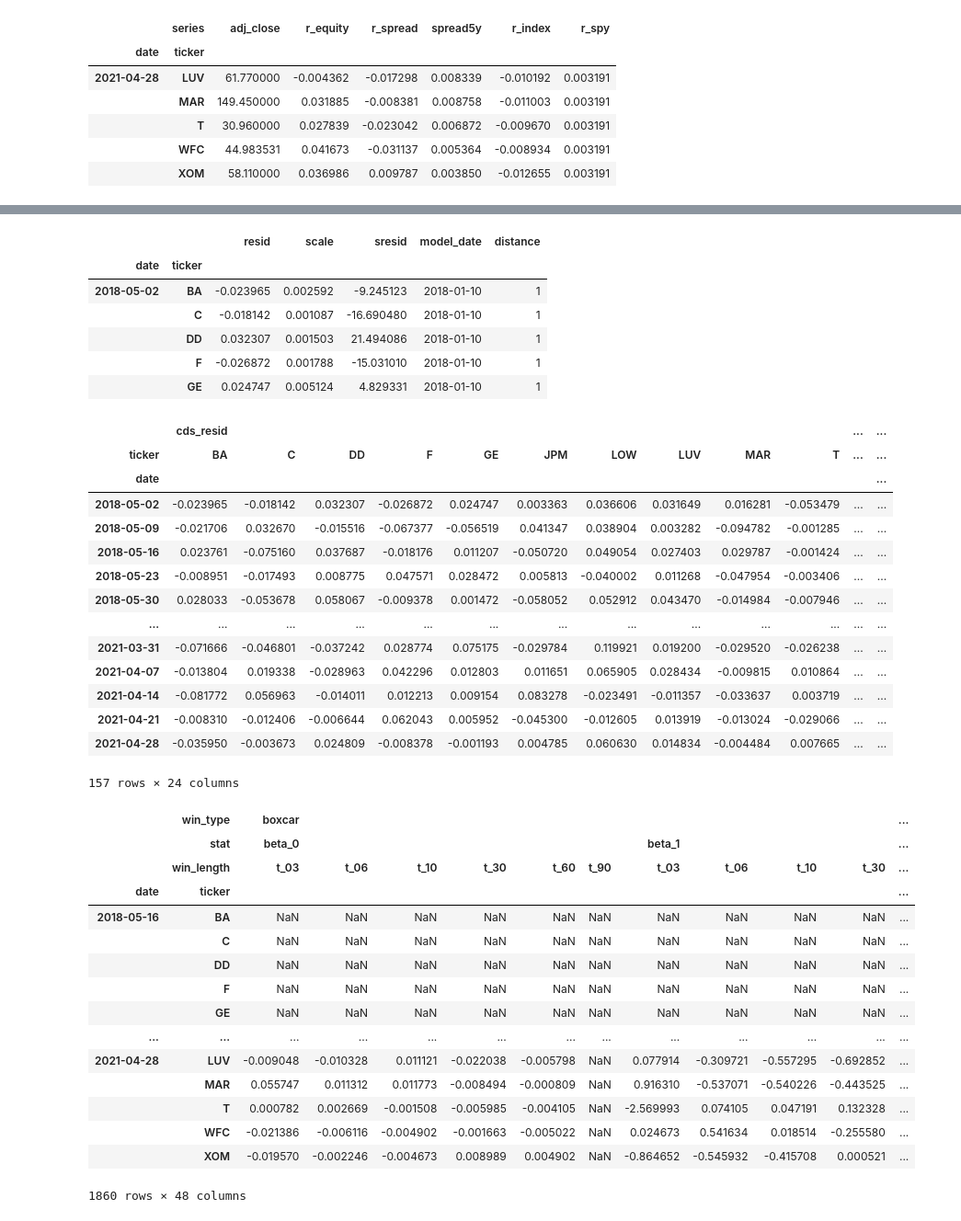
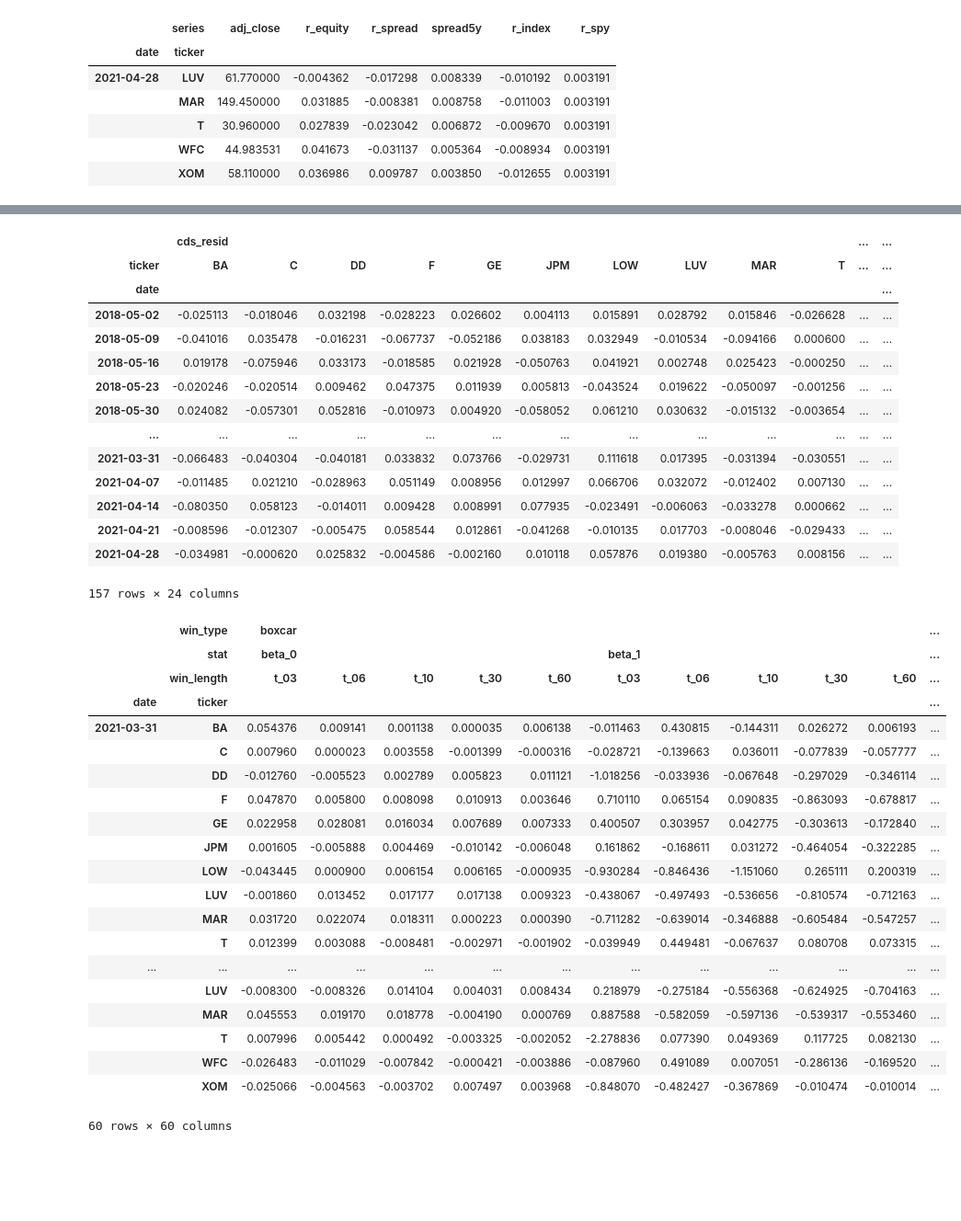
Before and after one commit to CalebEverett/finm33150-predictive-regression, a Jupyter notebook: predictive_regression.ipynb, the cells around one changed output, grey strips where cells are left out. Shown at 92% size. Saved outputs shown, nothing was run; the diff lists cells and outputs as text; code cells hidden in the pictures; blank space fills up the shorter version.

```diff
--- a/predictive_regression.ipynb
+++ b/predictive_regression.ipynb
@@ -56,4 +102,4 @@ df_data.tail()
 |  | WFC | 44.983531 | 0.041673 | -0.031137 | 0.005364 | -0.008934 | 0.003191 |
 |  | XOM | 58.110000 | 0.036986 | 0.009787 | 0.003850 | -0.012655 | 0.003191 |
 # %%
-df_eq_errors, eq_summary = utils.get_errors(df_data)
+df_eq_errors, eq_summary = utils.get_errors(df_data, model="RLM")
@@ -62,2 +106,2 @@ kurtosistest only valid for n>=20 ... continuing anyway, n=16
 # %%
-df_cds_errors, cds_summary = utils.get_errors(df_data, formula="r_spread ~ r_equity + r_index + 1")
+df_cds_errors, cds_summary = utils.get_errors(df_data, model="RLM", formula="r_spread ~ r_equity + r_index + 1")
@@ -76,13 +108,3 @@ df_eq_errors.head()
-# %%
-df_cds_errors.head()
-# %% [output]
-|  |  | resid | scale | sresid | model_date | distance |
-| date | ticker |  |  |  |  |  |
-| 2018-05-02 | BA | -0.023965 | 0.002592 | -9.245123 | 2018-01-10 | 1 |
-|  | C | -0.018142 | 0.001087 | -16.690480 | 2018-01-10 | 1 |
-|  | DD | 0.032307 | 0.001503 | 21.494086 | 2018-01-10 | 1 |
-|  | F | -0.026872 | 0.001788 | -15.031010 | 2018-01-10 | 1 |
-|  | GE | 0.024747 | 0.005124 | 4.829331 | 2018-01-10 | 1 |
 # %%
 df_resid = pd.concat([df_cds_errors.resid, df_eq_errors.resid.groupby("ticker").shift()], axis=1)
 df_resid.columns = ["cds_resid", "eq_resid"]
@@ -92,67 +114,78 @@ df_resid
 |  | cds_resid |  |  |  |  |  |  |  |  |  | ... | ... |
 | ticker | BA | C | DD | F | GE | JPM | LOW | LUV | MAR | T | ... | ... |
 | date |  |  |  |  |  |  |  |  |  |  |  | ... |
-| 2018-05-02 | -0.023965 | -0.018142 | 0.032307 | -0.026872 | 0.024747 | 0.003363 | 0.036606 | 0.031649 | 0.016281 | -0.053479 | ... | ... |
-| 2018-05-09 | -0.021706 | 0.032670 | -0.015516 | -0.067377 | -0.056519 | 0.041347 | 0.038904 | 0.003282 | -0.094782 | -0.001285 | ... | ... |
-| 2018-05-16 | 0.023761 | -0.075160 | 0.037687 | -0.018176 | 0.011207 | -0.050720 | 0.049054 | 0.027403 | 0.029787 | -0.001424 | ... | ... |
-| 2018-05-23 | -0.008951 | -0.017493 | 0.008775 | 0.047571 | 0.028472 | 0.005813 | -0.040002 | 0.011268 | -0.047954 | -0.003406 | ... | ... |
-| 2018-05-30 | 0.028033 | -0.053678 | 0.058067 | -0.009378 | 0.001472 | -0.058052 | 0.052912 | 0.043470 | -0.014984 | -0.007946 | ... | ... |
+| 2018-05-02 | -0.025113 | -0.018046 | 0.032198 | -0.028223 | 0.026602 | 0.004113 | 0.015891 | 0.028792 | 0.015846 | -0.026628 | ... | ... |
+| 2018-05-09 | -0.041016 | 0.035478 | -0.016231 | -0.067737 | -0.052186 | 0.038183 | 0.032949 | -0.010534 | -0.094166 | 0.000600 | ... | ... |
+| 2018-05-16 | 0.019178 | -0.075946 | 0.033173 | -0.018585 | 0.021928 | -0.050763 | 0.041921 | 0.002748 | 0.025423 | -0.000250 | ... | ... |
+| 2018-05-23 | -0.020246 | -0.020514 | 0.009462 | 0.047375 | 0.011939 | 0.005813 | -0.043524 | 0.019622 | -0.050097 | -0.001256 | ... | ... |
+| 2018-05-30 | 0.024082 | -0.057301 | 0.052816 | -0.010973 | 0.004920 | -0.058052 | 0.061210 | 0.030632 | -0.015132 | -0.003654 | ... | ... |
 | ... | ... | ... | ... | ... | ... | ... | ... | ... | ... | ... | ... | ... |
-| 2021-03-31 | -0.071666 | -0.046801 | -0.037242 | 0.028774 | 0.075175 | -0.029784 | 0.119921 | 0.019200 | -0.029520 | -0.026238 | ... | ... |
-| 2021-04-07 | -0.013804 | 0.019338 | -0.028963 | 0.042296 | 0.012803 | 0.011651 | 0.065905 | 0.028434 | -0.009815 | 0.010864 | ... | ... |
-| 2021-04-14 | -0.081772 | 0.056963 | -0.014011 | 0.012213 | 0.009154 | 0.083278 | -0.023491 | -0.011357 | -0.033637 | 0.003719 | ... | ... |
-| 2021-04-21 | -0.008310 | -0.012406 | -0.006644 | 0.062043 | 0.005952 | -0.045300 | -0.012605 | 0.013919 | -0.013024 | -0.029066 | ... | ... |
-| 2021-04-28 | -0.035950 | -0.003673 | 0.024809 | -0.008378 | -0.001193 | 0.004785 | 0.060630 | 0.014834 | -0.004484 | 0.007665 | ... | ... |
+| 2021-03-31 | -0.066483 | -0.040304 | -0.040181 | 0.033832 | 0.073766 | -0.029731 | 0.111618 | 0.017395 | -0.031394 | -0.030551 | ... | ... |
+| 2021-04-07 | -0.011485 | 0.021210 | -0.028963 | 0.051149 | 0.008956 | 0.012997 | 0.066706 | 0.032072 | -0.012402 | 0.007130 | ... | ... |
+| 2021-04-14 | -0.080350 | 0.058123 | -0.014011 | 0.009428 | 0.008991 | 0.077935 | -0.023491 | -0.006063 | -0.033278 | 0.000662 | ... | ... |
+| 2021-04-21 | -0.008596 | -0.012307 | -0.005475 | 0.058544 | 0.012861 | -0.041268 | -0.010135 | 0.017703 | -0.008046 | -0.029433 | ... | ... |
+| 2021-04-28 | -0.034981 | -0.000620 | 0.025832 | -0.004586 | -0.002160 | 0.010118 | 0.057876 | 0.019380 | -0.005763 | 0.008156 | ... | ... |
 157 rows × 24 columns
 # %%
-win_lengths = np.array([3, 6, 10, 30, 60, 90])
+win_lengths = np.array([3, 6, 10, 30, 60])
 # %%
 col_list = []
 for w in win_lengths:
     for s in df_resid.columns.levels[1]:
         df_pair = df_resid.loc[:, [("cds_resid", s), ("eq_resid", s)]]
         df_pair.columns = ["cds_resid", "eq_resid"]
         for win_type, df_win in {
-            "exp": df_pair.ewm(alpha=1 / w),
+            "exp_wm": df_pair.ewm(alpha=1 / w),
             "boxcar": df_pair.rolling(window=2 * w)
         }.items():
             df_cov = df_win.cov()
             df_mean = df_win.mean()
 
             s_var = df_cov["eq_resid"].xs("eq_resid", level=1)
             s_var.name = ("var_x", win_type, f"t_{w:02d}", s)
 
             s_cov = df_cov["eq_resid"].xs("cds_resid", level=1)
             s_cov.name = ("cov_xy", win_type, f"t_{w:02d}", s)
 
             s_beta_1 = s_cov / s_var
             s_beta_1.name = ("beta_1", win_type, f"t_{w:02d}", s)
 
             s_beta_0 = s_beta_1 * df_mean.eq_resid - df_mean.cds_resid
             s_beta_0.name = ("beta_0", win_type, f"t_{w:02d}", s)
 
-            col_list.extend([s_beta_0, s_beta_1, s_var, s_cov])
+            s_resid_sq = (s_beta_0 + df_pair.eq_resid * s_beta_1 - df_pair.cds_resid).pow(2)
+            s_resid_sq.name = ("resid_sq", win_type, f"t_{w:02d}", s)
+
+            s_error_sq = (df_pair.cds_resid.loc[~s_resid_sq.isna()] - df_pair.cds_resid.loc[~s_resid_sq.isna()].mean()).pow(2)
+            s_error_sq.name = ("error_sq", win_type, f"t_{w:02d}", s)
+
+            col_list.extend([s_resid_sq, s_error_sq, s_beta_0, s_beta_1, s_var, s_cov])
 
 df_betas = pd.concat(col_list, axis=1)
 df_betas.columns.names = ["stat", "win_type", "win_length", "ticker"]
 df_betas = df_betas.stack("ticker")
 df_betas = df_betas.swaplevel("stat", "win_type", axis=1)
 df_betas = df_betas.sort_index(axis=1)
-df_betas
+df_betas.tail(60)
 # %% [output]
 |  | win_type | boxcar |  |  |  |  |  |  |  |  |  | ... |
-|  | stat | beta_0 |  |  |  |  |  | beta_1 |  |  |  | ... |
-|  | win_length | t_03 | t_06 | t_10 | t_30 | t_60 | t_90 | t_03 | t_06 | t_10 | t_30 | ... |
+|  | stat | beta_0 |  |  |  |  | beta_1 |  |  |  |  | ... |
+|  | win_length | t_03 | t_06 | t_10 | t_30 | t_60 | t_03 | t_06 | t_10 | t_30 | t_60 | ... |
 | date | ticker |  |  |  |  |  |  |  |  |  |  | ... |
-| 2018-05-16 | BA | NaN | NaN | NaN | NaN | NaN | NaN | NaN | NaN | NaN | NaN | ... |
-|  | C | NaN | NaN | NaN | NaN | NaN | NaN | NaN | NaN | NaN | NaN | ... |
-|  | DD | NaN | NaN | NaN | NaN | NaN | NaN | NaN | NaN | NaN | NaN | ... |
-|  | F | NaN | NaN | NaN | NaN | NaN | NaN | NaN | NaN | NaN | NaN | ... |
-|  | GE | NaN | NaN | NaN | NaN | NaN | NaN | NaN | NaN | NaN | NaN | ... |
+| 2021-03-31 | BA | 0.054376 | 0.009141 | 0.001138 | 0.000035 | 0.006138 | -0.011463 | 0.430815 | -0.144311 | 0.026272 | 0.006193 | ... |
+|  | C | 0.007960 | 0.000023 | 0.003558 | -0.001399 | -0.000316 | -0.028721 | -0.139663 | 0.036011 | -0.077839 | -0.057777 | ... |
+|  | DD | -0.012760 | -0.005523 | 0.002789 | 0.005823 | 0.011121 | -1.018256 | -0.033936 | -0.067648 | -0.297029 | -0.346114 | ... |
+|  | F | 0.047870 | 0.005800 | 0.008098 | 0.010913 | 0.003646 | 0.710110 | 0.065154 | 0.090835 | -0.863093 | -0.678817 | ... |
+|  | GE | 0.022958 | 0.028081 | 0.016034 | 0.007689 | 0.007333 | 0.400507 | 0.303957 | 0.042775 | -0.303613 | -0.172840 | ... |
+|  | JPM | 0.001605 | -0.005888 | 0.004469 | -0.010142 | -0.006048 | 0.161862 | -0.168611 | 0.031272 | -0.464054 | -0.322285 | ... |
+|  | LOW | -0.043445 | 0.000900 | 0.006154 | 0.006165 | -0.000935 | -0.930284 | -0.846436 | -1.151060 | 0.265111 | 0.200319 | ... |
+|  | LUV | -0.001860 | 0.013452 | 0.017177 | 0.017138 | 0.009323 | -0.438067 | -0.497493 | -0.536656 | -0.810574 | -0.712163 | ... |
+|  | MAR | 0.031720 | 0.022074 | 0.018311 | 0.000223 | 0.000390 | -0.711282 | -0.639014 | -0.346888 | -0.605484 | -0.547257 | ... |
+|  | T | 0.012399 | 0.003088 | -0.008481 | -0.002971 | -0.001902 | -0.039949 | 0.449481 | -0.067637 | 0.080708 | 0.073315 | ... |
 | ... | ... | ... | ... | ... | ... | ... | ... | ... | ... | ... | ... | ... |
-| 2021-04-28 | LUV | -0.009048 | -0.010328 | 0.011121 | -0.022038 | -0.005798 | NaN | 0.077914 | -0.309721 | -0.557295 | -0.692852 | ... |
-|  | MAR | 0.055747 | 0.011312 | 0.011773 | -0.008494 | -0.000809 | NaN | 0.916310 | -0.537071 | -0.540226 | -0.443525 | ... |
-|  | T | 0.000782 | 0.002669 | -0.001508 | -0.005985 | -0.004105 | NaN | -2.569993 | 0.074105 | 0.047191 | 0.132328 | ... |
-|  | WFC | -0.021386 | -0.006116 | -0.004902 | -0.001663 | -0.005022 | NaN | 0.024673 | 0.541634 | 0.018514 | -0.255580 | ... |
-|  | XOM | -0.019570 | -0.002246 | -0.004673 | 0.008989 | 0.004902 | NaN | -0.864652 | -0.545932 | -0.415708 | 0.000521 | ... |
+|  | LUV | -0.008300 | -0.008326 | 0.014104 | 0.004031 | 0.008434 | 0.218979 | -0.275184 | -0.556368 | -0.624925 | -0.704163 | ... |
+|  | MAR | 0.045553 | 0.019170 | 0.018778 | -0.004190 | 0.000769 | 0.887588 | -0.582059 | -0.597136 | -0.539317 | -0.553460 | ... |
+|  | T | 0.007996 | 0.005442 | 0.000492 | -0.003325 | -0.002052 | -2.278836 | 0.077390 | 0.049369 | 0.117725 | 0.082130 | ... |
+|  | WFC | -0.026483 | -0.011029 | -0.007842 | -0.000421 | -0.003886 | -0.087960 | 0.491089 | 0.007051 | -0.286136 | -0.169520 | ... |
+|  | XOM | -0.025066 | -0.004563 | -0.003702 | 0.007497 | 0.003968 | -0.848070 | -0.482427 | -0.367869 | -0.010474 | -0.010014 | ... |
-1860 rows × 48 columns
+60 rows × 60 columns
```
Also changed, not shown: parts of 14 cells of this notebook.
